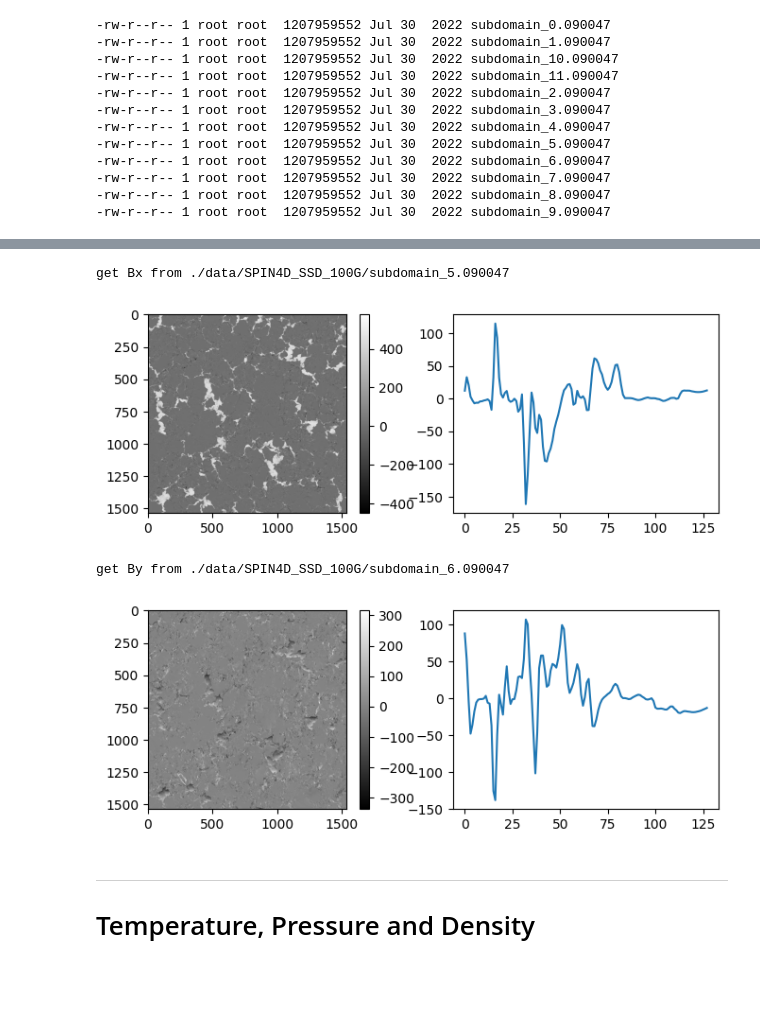
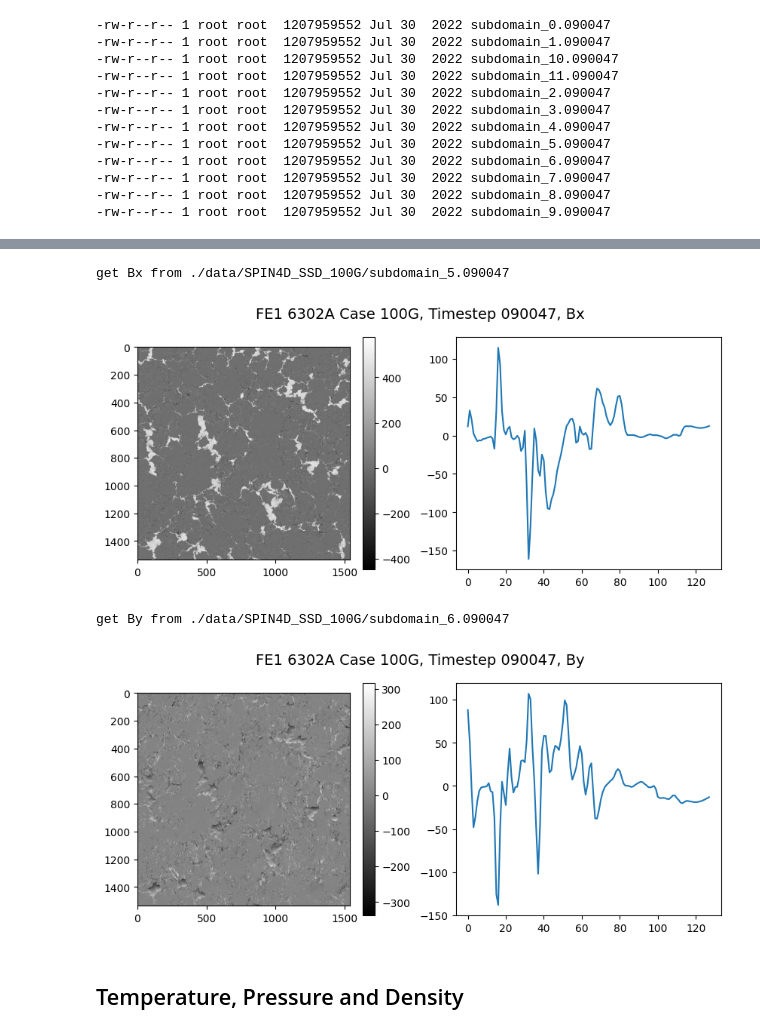
Before and after one commit to ifauh/spin4d-data, a Jupyter notebook: spin4d-data-exploration.ipynb, the cells around one changed output, grey strips where cells are left out. Cells and saved outputs as stored; diff of their text form; code cells hidden in the pictures; blank space fills up the shorter version.

```diff
--- a/spin4d-data-exploration.ipynb
+++ b/spin4d-data-exploration.ipynb
@@ -391,10 +745,19 @@ The magnetic field is described by 3 parameters: (Bx, By, Bz).
 # %%
 cube['Bz'] = read_cube('Bz', DATA_MODEL, DATA_STEP)
 cube['Bz'].shape
-plt.subplot(2, 2, 1)
+
+title='FE1 6302A Case {2}, Timestep {3}, Bz'.format(position[0],position[1],DATA_MODEL, DATA_STEP)
+
+plt.rcParams['figure.figsize'] = [10, 4]
+plt.rcParams['figure.dpi'] = 100 # 200 e.g. is really fine, but slower
+fig, axs = plt.subplots(1, 2)
+fig.suptitle(title, fontsize=14)
+
+plt.subplot(1, 2, 1)
 plt.imshow(cube['Bz'][:,:,64],cmap="gray")
 plt.colorbar()
-plt.subplot(2, 2, 2)
+
+plt.subplot(1, 2, 2)
 plt.plot(cube['Bz'][750,750,:])
 cube['Bz'] = []
 # %% [output]
@@ -403,30 +766,46 @@ get Bz from ./data/SPIN4D_SSD_100G/subdomain_7.090047
 # %%
 cube['Bx'] = read_cube('Bx', DATA_MODEL, DATA_STEP)
 cube['Bx'].shape
-plt.subplot(2, 2, 1)
+
+title='FE1 6302A Case {2}, Timestep {3}, Bx'.format(position[0],position[1],DATA_MODEL, DATA_STEP)
+
+plt.rcParams['figure.figsize'] = [10, 4]
+plt.rcParams['figure.dpi'] = 100 # 200 e.g. is really fine, but slower
+fig, axs = plt.subplots(1, 2)
+fig.suptitle(title, fontsize=14)
+
+plt.subplot(1, 2, 1)
 plt.imshow(cube['Bx'][:,:,64],cmap="gray")
 plt.colorbar()
-plt.subplot(2, 2, 2)
+
+plt.subplot(1, 2, 2)
 plt.plot(cube['Bx'][750,750,:])
 cube['Bx'] = []
 # %% [output]
 get Bx from ./data/SPIN4D_SSD_100G/subdomain_5.090047
-[figure, old version]
+[figure, new version]
 # %%
 cube['By'] = read_cube('By', DATA_MODEL, DATA_STEP)
 cube['By'].shape
-plt.subplot(2, 2, 1)
+
+title='FE1 6302A Case {2}, Timestep {3}, By'.format(position[0],position[1],DATA_MODEL, DATA_STEP)
+
+plt.rcParams['figure.figsize'] = [10, 4]
+plt.rcParams['figure.dpi'] = 100 # 200 e.g. is really fine, but slower
+fig, axs = plt.subplots(1, 2)
+fig.suptitle(title, fontsize=14)
+
+plt.subplot(1, 2, 1)
 plt.imshow(cube['By'][:,:,64],cmap="gray")
 plt.colorbar()
-plt.subplot(2, 2, 2)
+plt.subplot(1, 2, 2)
 plt.plot(cube['By'][750,750,:])
 cube['By'] = []
 # %% [output]
 get By from ./data/SPIN4D_SSD_100G/subdomain_6.090047
-[figure, old version]
+[figure, new version]
 # %% [markdown]
----
-# Temperature, Pressure and Density
+## Temperature, Pressure and Density
 # %%
 cube['T'] = read_cube('T', DATA_MODEL, DATA_STEP)
 cube['T'].shape
```
Also changed, not shown: parts of 72 cells of this notebook.
